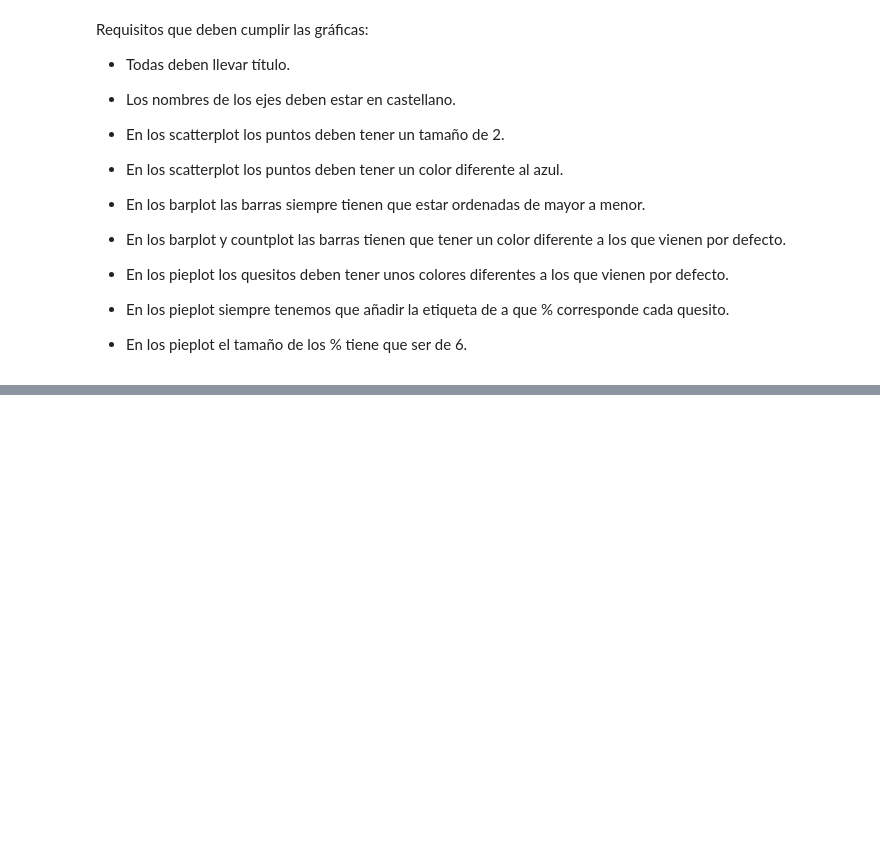
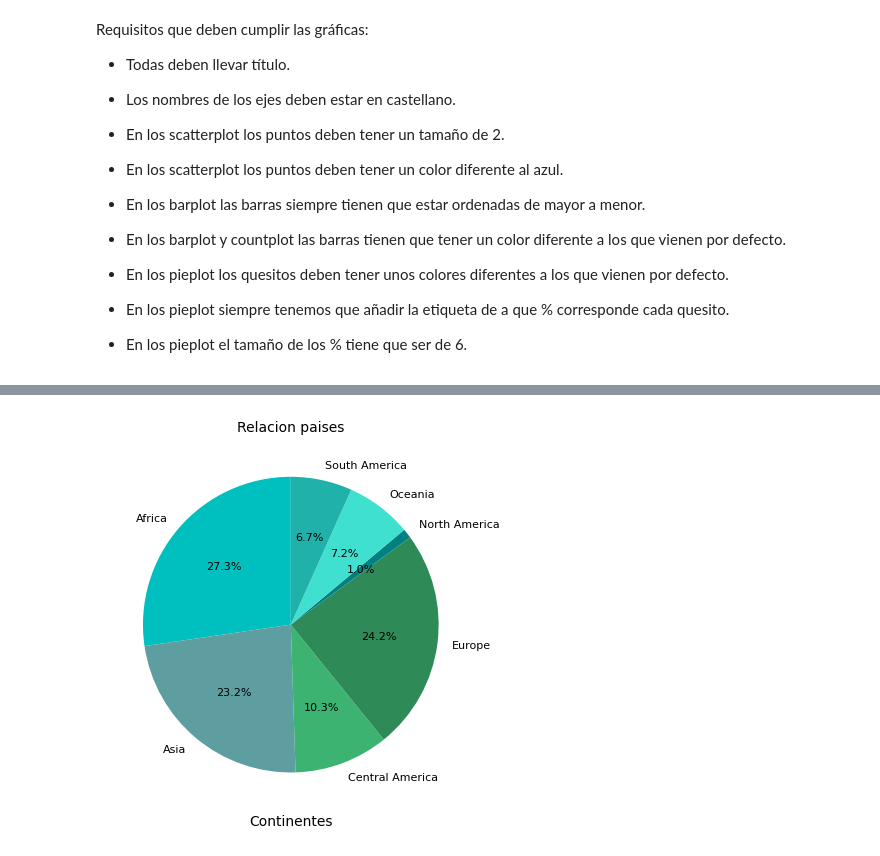
Before and after one commit to rebeca-enma/promoG-modulo3-sprint1-pairprogramming-Rebeca-Raquel, a Jupyter notebook: pair_visualizacion.ipynb, the cells around one changed output, grey strips where cells are left out. Cells and saved outputs as stored; diff of their text form; code cells hidden in the pictures; blank space fills up the shorter version.

```diff
--- a/pair_visualizacion.ipynb
+++ b/pair_visualizacion.ipynb
@@ -74,0 +118,5 @@ Requisitos que deben cumplir las gráficas:
+# %%
+# 3. ¿Cuál es el continente con la mayor cantidad de países en el conjunto de datos? Proporciona el porcentaje de países en ese continente.
+
+df_paises = df.groupby("continent")["country"].count().reset_index()
+df_paises
@@ -74,0 +132,15 @@ Requisitos que deben cumplir las gráficas:
+# %%
+colores = ["c", "cadetblue", "mediumseagreen", "seagreen", "teal", "turquoise", "lightseagreen"]
+plt.pie("country", labels= "continent",
+        data = df_paises,
+        autopct=  '%1.1f%%',
+        colors = colores,
+        textprops={'fontsize': 8},
+        startangle=90);
+
+plt.xlabel("Continentes")
+plt.title("Relacion paises", fontsize = 10);
+
+# El continente con mayor numero de paises es Africa
+# %% [output]
+[figure, added]
```
Also changed, not shown: parts of 16 cells of this notebook.
